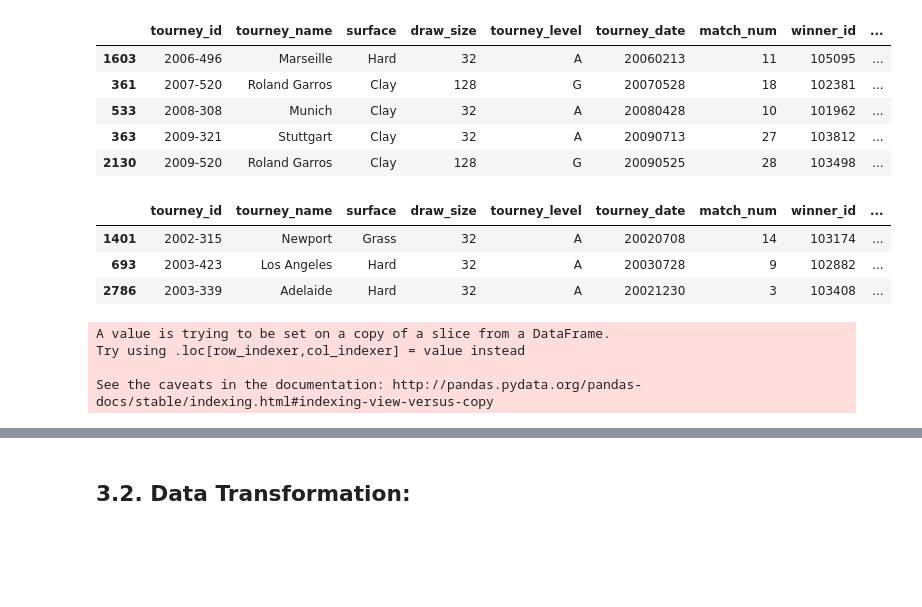
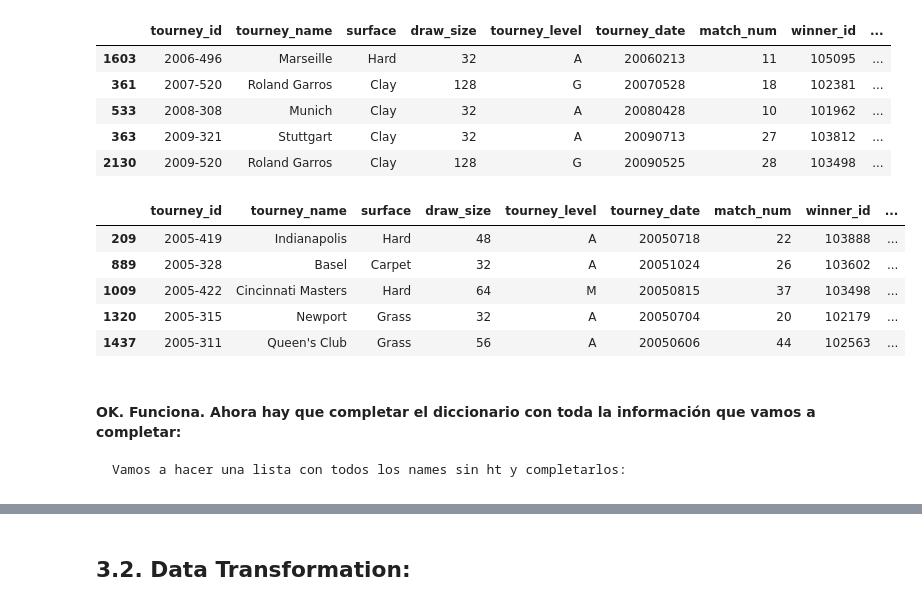
Before and after one commit to ISANJUA/TFM_ML4sportsBets, a Jupyter notebook: 3. Feature Extraction, Transformations and Cleansing.ipynb, the cells around one changed output, grey strips where cells are left out. Cells and saved outputs as stored; diff of their text form; code cells hidden in the pictures; blank space fills up the shorter version.

```diff
--- a/3. Feature Extraction, Transformations and Cleansing.ipynb
+++ b/3. Feature Extraction, Transformations and Cleansing.ipynb
@@ -921,9 +917,0 @@ Names = {'Alejandro Gonzalez': 191 , 'Alexandre Sidorenko': 185}
-# %%
-for row in framesDCWO2['loser_name']:
-    for k, v in Names.iteritems():
-        if k in row:
-        # Append key
-            framesDCWO2['loser_ht'] = v
-    # else, do nothing,
-    else:
-        pass
@@ -934,0 +918,2 @@ See the caveats in the documentation: http://pandas.pydata.org/pandas-docs/stabl
+# %%
+framesDCWO2['loser_ht'] = framesDCWO2['loser_ht'].fillna(framesDCWO2['loser_name'].map(Names))
@@ -955,21 +944,12 @@ framesDCWO2[framesDCWO2['loser_name'] == 'Alexandre Sidorenko'].head()
 # %%
-framesDCWO2[framesDCWO2['loser_name'] == 'Adam Kennedy'].head()
+framesDCWO2[framesDCWO2['loser_name'] == 'Andy Murray'].head()
 # %% [output]
 |  | tourney_id | tourney_name | surface | draw_size | tourney_level | tourney_date | match_num | winner_id | ... |
-| 1401 | 2002-315 | Newport | Grass | 32 | A | 20020708 | 14 | 103174 | ... |
-| 693 | 2003-423 | Los Angeles | Hard | 32 | A | 20030728 | 9 | 102882 | ... |
-| 2786 | 2003-339 | Adelaide | Hard | 32 | A | 20021230 | 3 | 103408 | ... |
+| 209 | 2005-419 | Indianapolis | Hard | 48 | A | 20050718 | 22 | 103888 | ... |
+| 889 | 2005-328 | Basel | Carpet | 32 | A | 20051024 | 26 | 103602 | ... |
+| 1009 | 2005-422 | Cincinnati Masters | Hard | 64 | M | 20050815 | 37 | 103498 | ... |
+| 1320 | 2005-315 | Newport | Grass | 32 | A | 20050704 | 20 | 102179 | ... |
+| 1437 | 2005-311 | Queen's Club | Grass | 56 | A | 20050606 | 44 | 102563 | ... |
-# %%
-Names = {'Alejandro Gonzalez': 191 , 'Alexandre Sidorenko': 185}
-for row in framesDCWO2['loser_name']:
-        if k in Names:
-        # Append key
-            framesDCWO2['loser_ht'] = v
-    # else, do nothing,
-        else:
-            pass
-# %% [output]
-A value is trying to be set on a copy of a slice from a DataFrame.
-Try using .loc[row_indexer,col_indexer] = value instead
-
-See the caveats in the documentation: http://pandas.pydata.org/pandas-docs/stable/indexing.html#indexing-view-versus-copy
+# %% [markdown]
+#### OK. Funciona. Ahora hay que completar el diccionario con toda la información que vamos a completar:
+    Vamos a hacer una lista con todos los names sin ht y completarlos:
```
Also changed, not shown: parts of 26 cells of this notebook.
